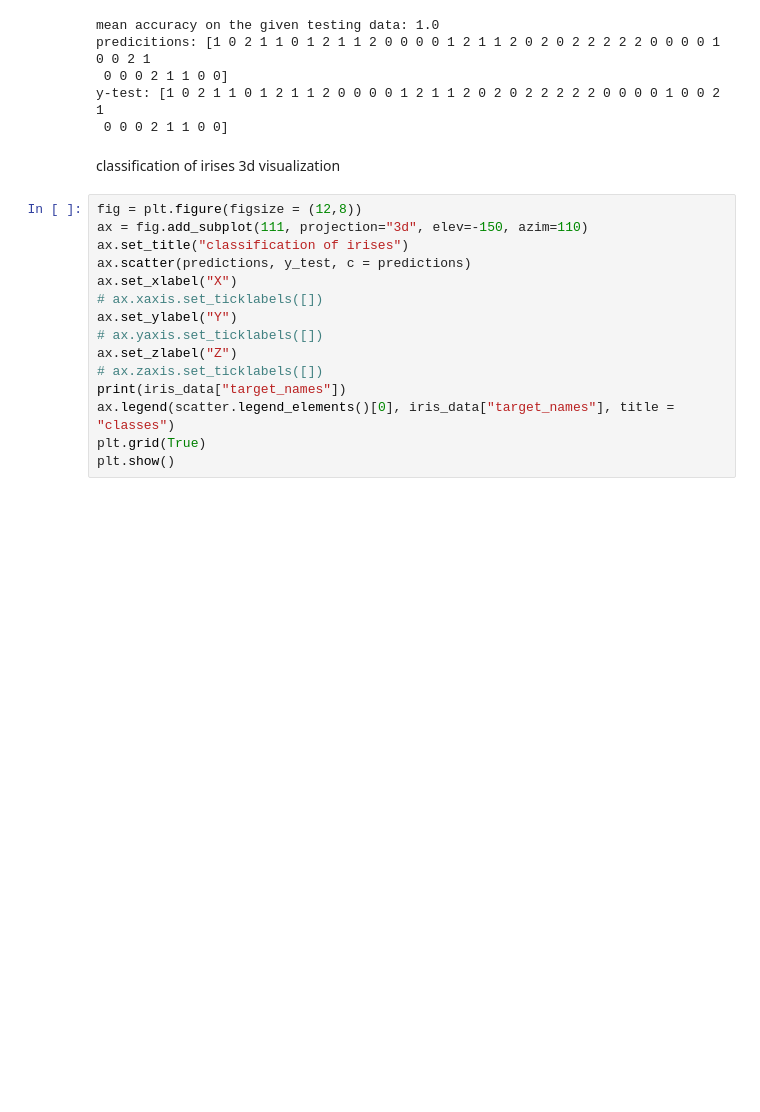
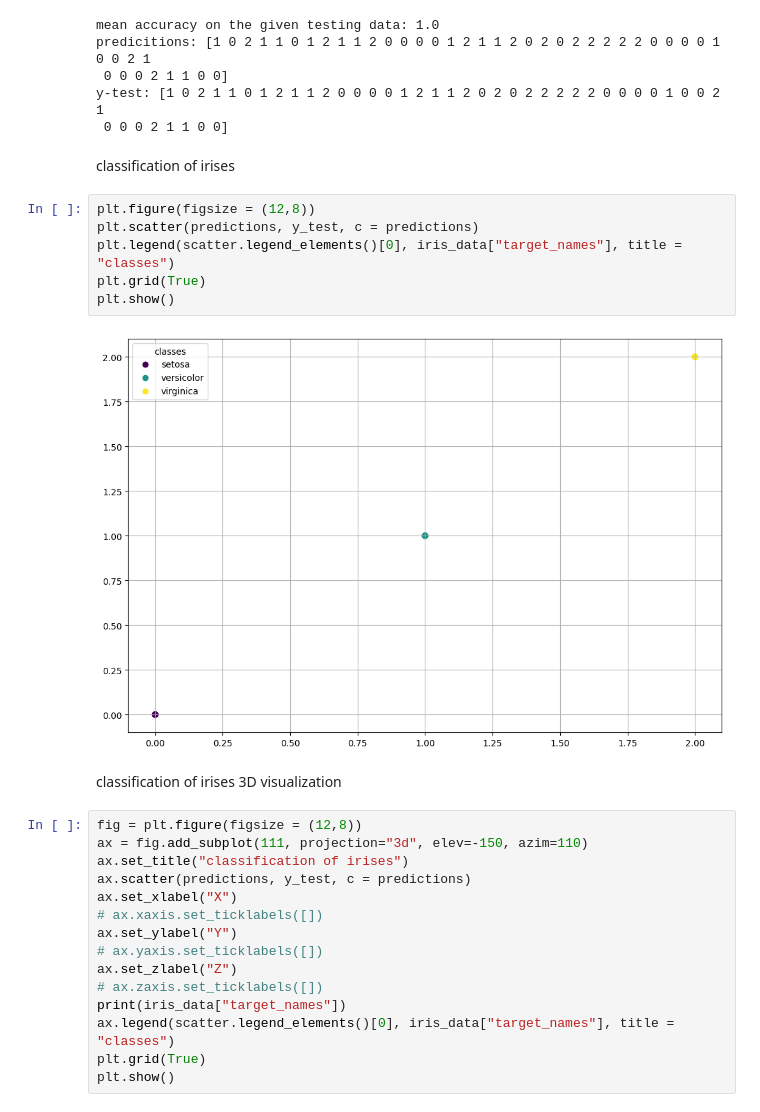
Before and after one commit to fletxcher/iris_nn, a Jupyter notebook: iris_data.ipynb, the cells around one changed output. Cells and saved outputs as stored; diff of their text form; blank space fills up the shorter version.

```diff
--- a/iris_data.ipynb
+++ b/iris_data.ipynb
@@ -146,8 +170,18 @@ predicitions: [1 0 2 1 1 0 1 2 1 1 2 0 0 0 0 1 2 1 1 2 0 2 0 2 2 2 2 2 0 0 0 0 1
  0 0 0 2 1 1 0 0]
 y-test: [1 0 2 1 1 0 1 2 1 1 2 0 0 0 0 1 2 1 1 2 0 2 0 2 2 2 2 2 0 0 0 0 1 0 0 2 1
  0 0 0 2 1 1 0 0]
+# %% [markdown]
+classification of irises
+# %%
+plt.figure(figsize = (12,8))
+plt.scatter(predictions, y_test, c = predictions)
+plt.legend(scatter.legend_elements()[0], iris_data["target_names"], title = "classes")
+plt.grid(True)
+plt.show()
+# %% [output]
+[figure, added]
 # %% [markdown]
-classification of irises 3d visualization
+classification of irises 3D visualization
 # %%
 fig = plt.figure(figsize = (12,8))
 ax = fig.add_subplot(111, projection="3d", elev=-150, azim=110)
```
Also changed, not shown: parts of 3 cells of this notebook.
